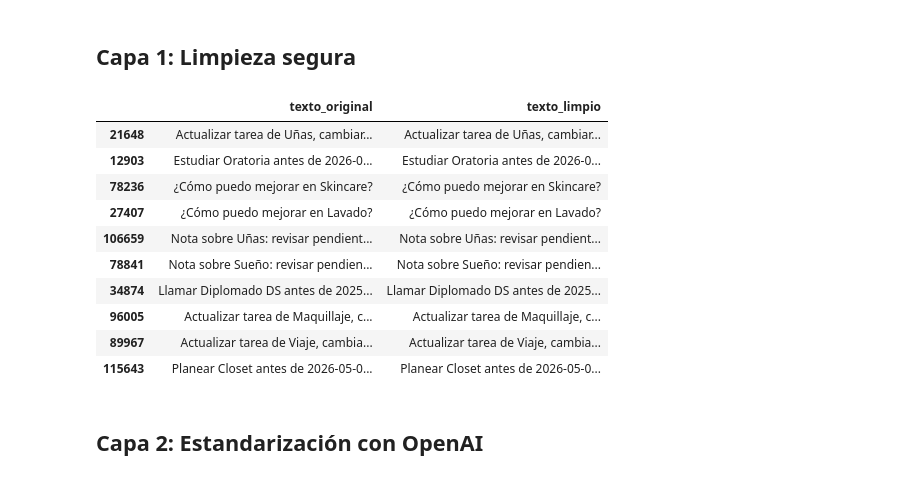
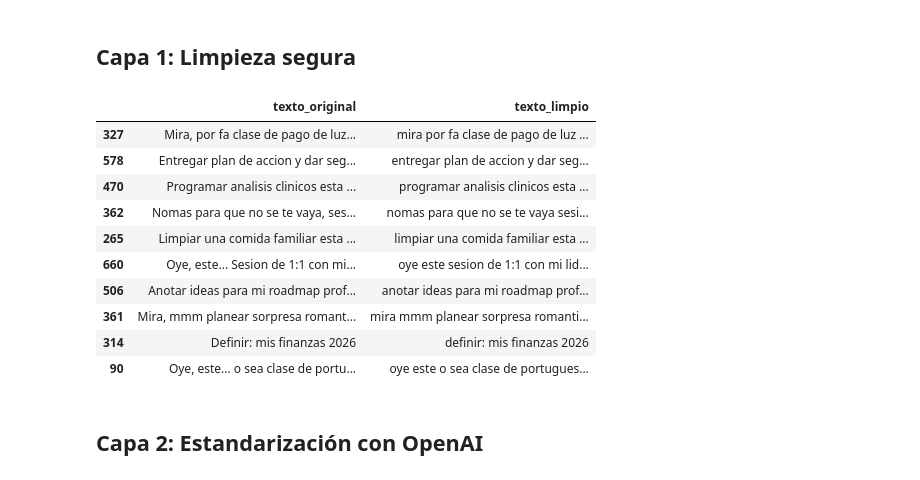
Before and after one commit to Marielle-Machado28/NoetIA, a Jupyter notebook: noetai-eda/eda_noetai.ipynb, the cells around one changed output. Drawn from its saved outputs; the diff is of its cells as text; code cells hidden in the pictures.

```diff
--- a/noetai-eda/eda_noetai.ipynb
+++ b/noetai-eda/eda_noetai.ipynb
@@ -1075,46 +1075,41 @@ OK
 # %% [markdown]
 ## Capa 1: Limpieza segura
 # %%
+def limpiar_texto(s: str) -> str:
 
-def limpiar_texto(s: str) -> str:
     s = "" if s is None else str(s)
 
-    #Normalización unicode (acentos consistentes)
     s = unicodedata.normalize("NFKC", s)
 
-    #Espacios
-    s = s.strip()
-    s = re.sub(r"\s+", " ", s)
+    s = s.lower()
 
-    #Comillas y caracteres comunes
     replacements = {
-        "“": '"',
-        "”": '"',
-        "’": "'",
-        "–": "-",
-        "—": "-"
+        "“": '"', "”": '"', "’": "'", "—": "-", "–": "-"
     }
-
     for k, v in replacements.items():
         s = s.replace(k, v)
+
+    s = re.sub(r"[^a-z0-9áéíóúñü\s:]", " ", s)
+
+    s = re.sub(r"\s+", " ", s).strip()
 
     return s
 
 df["texto_limpio"] = df["texto_original"].apply(limpiar_texto)
 
 df[["texto_original", "texto_limpio"]].sample(10, random_state=42)
 # %% [output]
 |  | texto_original | texto_limpio |
-| 21648 | Actualizar tarea de Uñas, cambiar... | Actualizar tarea de Uñas, cambiar... |
-| 12903 | Estudiar Oratoria antes de 2026-0... | Estudiar Oratoria antes de 2026-0... |
-| 78236 | ¿Cómo puedo mejorar en Skincare? | ¿Cómo puedo mejorar en Skincare? |
-| 27407 | ¿Cómo puedo mejorar en Lavado? | ¿Cómo puedo mejorar en Lavado? |
-| 106659 | Nota sobre Uñas: revisar pendient... | Nota sobre Uñas: revisar pendient... |
-| 78841 | Nota sobre Sueño: revisar pendien... | Nota sobre Sueño: revisar pendien... |
-| 34874 | Llamar Diplomado DS antes de 2025... | Llamar Diplomado DS antes de 2025... |
-| 96005 | Actualizar tarea de Maquillaje, c... | Actualizar tarea de Maquillaje, c... |
-| 89967 | Actualizar tarea de Viaje, cambia... | Actualizar tarea de Viaje, cambia... |
-| 115643 | Planear Closet antes de 2026-05-0... | Planear Closet antes de 2026-05-0... |
+| 327 | Mira, por fa clase de pago de luz... | mira por fa clase de pago de luz ... |
+| 578 | Entregar plan de accion y dar seg... | entregar plan de accion y dar seg... |
+| 470 | Programar analisis clinicos esta ... | programar analisis clinicos esta ... |
+| 362 | Nomas para que no se te vaya, ses... | nomas para que no se te vaya sesi... |
+| 265 | Limpiar una comida familiar esta ... | limpiar una comida familiar esta ... |
+| 660 | Oye, este... Sesion de 1:1 con mi... | oye este sesion de 1:1 con mi lid... |
+| 506 | Anotar ideas para mi roadmap prof... | anotar ideas para mi roadmap prof... |
+| 361 | Mira, mmm planear sorpresa romant... | mira mmm planear sorpresa romanti... |
+| 314 | Definir: mis finanzas 2026 | definir: mis finanzas 2026 |
+| 90 | Oye, este... o sea clase de portu... | oye este o sea clase de portugues... |
 # %% [markdown]
 ## Capa 2: Estandarización con OpenAI
 # %%
```
Also changed, not shown: parts of 4 cells of this notebook.
